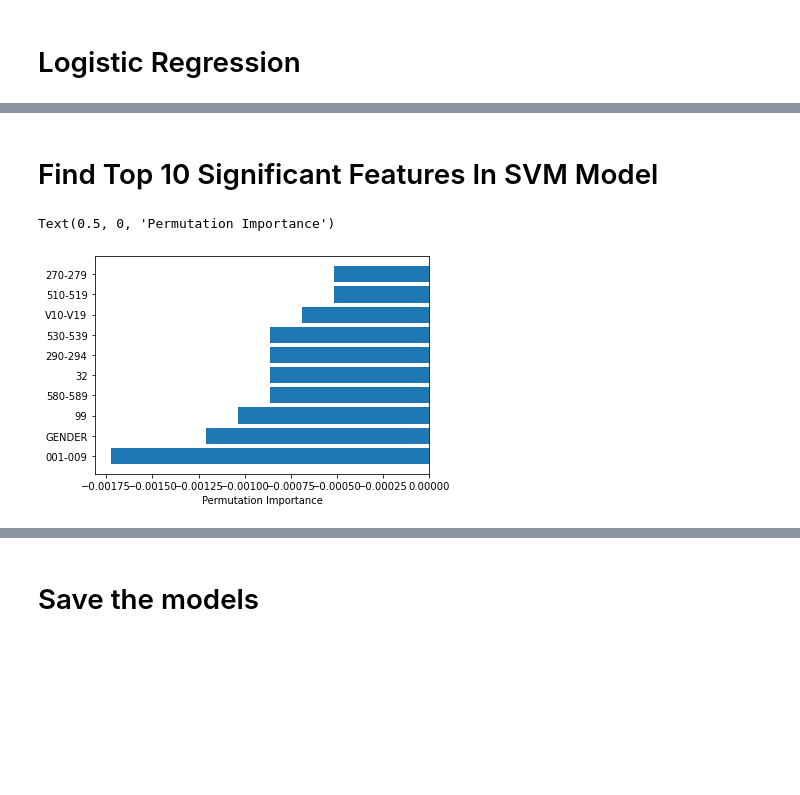
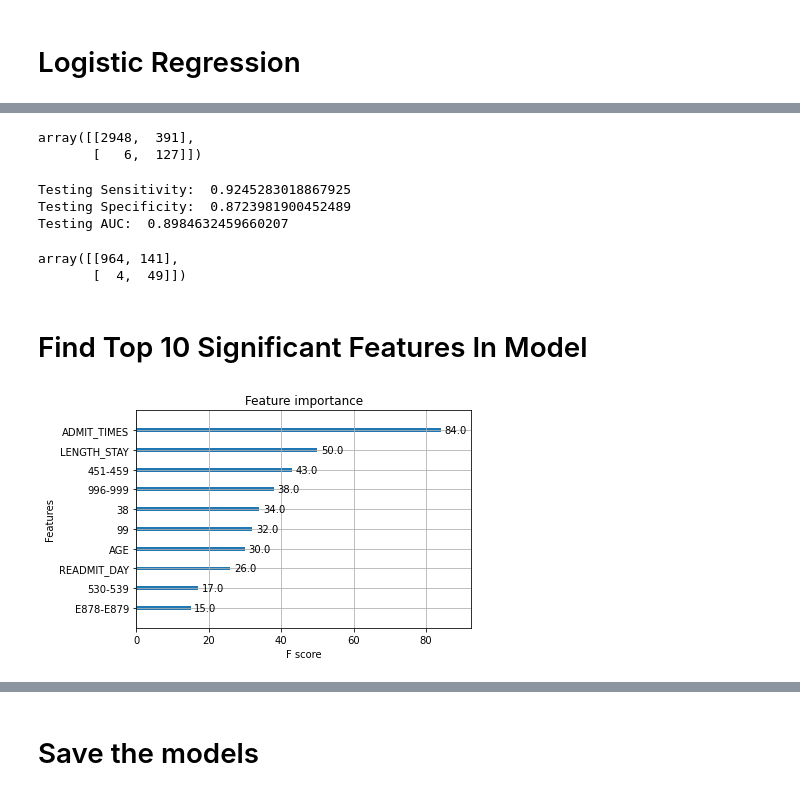
Before and after one commit to JessieZ-1204/MIMIC-III-VTE---Project, a Jupyter notebook: Model Trainning&Testing.ipynb, the cells around one changed output, grey strips where cells are left out. Saved outputs shown, nothing was run; the diff lists cells and outputs as text; code cells hidden in the pictures; blank space fills up the shorter version.

```diff
--- a/Model Trainning&Testing.ipynb
+++ b/Model Trainning&Testing.ipynb
@@ -223,0 +430,9 @@ metrics.accuracy_score(Y_test, y_test_pred)
+# %%
+xgb_para2 = {'gamma': [0.1, 0.2, 0.3, 0.4, 0.5]}
+
+xgb2 = XGBClassifier(learning_rate = 0.1, n_estimators = 200, max_depth = 3,
+                     min_child_weight = 6, subsample = 0.8, colsample_bytree = 0.8,
+                    random_state=1, objective= 'binary:logistic', use_label_encoder =False, scale_pos_weight = 25)
+gsc_xgb2 = GridSearchCV(xgb2, xgb_para2, scoring='roc_auc', n_jobs=-1, cv=5)
+# %%
+gsc_xgb2.fit(X_train, Y_train, eval_metric='rmse')
@@ -223,0 +464,9 @@ metrics.accuracy_score(Y_test, y_test_pred)
+# %%
+# Train the model with best parameters and predict
+xgb_best = XGBClassifier(learning_rate = 0.003, n_estimators = 100, max_depth = 3,
+                     min_child_weight = 30, subsample = 0.5, colsample_bytree = 0.5,
+                    random_state=1, objective= 'binary:logistic', use_label_encoder =False, gamma = 0.1,
+                         scale_pos_weight = 20)
+# %%
+xgb_best.fit(X_train, Y_train, eval_metric='rmse')
+y_train_pred_xgb = xgb_best.predict(X_train)
@@ -224,3 +489,32 @@ metrics.accuracy_score(Y_test, y_test_pred)
+# %%
+# output confusion matrix
+metrics.confusion_matrix(Y_train, y_train_pred_xgb)
+# %% [output]
+array([[2948,  391],
+       [   6,  127]])
+# %%
+# Test model and output sensitivity and specificity
+y_test_pred_xgb = xgb_best.predict(X_test)
+
+tn44, fp44, fn44, tp44 = metrics.confusion_matrix(Y_test, y_test_pred_xgb).ravel()
+sensitivity_xgb44 = tp44/(tp44+fn44)
+specificity_xgb44 = tn44/(fp44+tn44)
+print('Testing Sensitivity: ', sensitivity_xgb44)
+print('Testing Specificity: ', specificity_xgb44)
+
+# Output the auc score for test set
+fpr44, tpr44, thresholds44 = metrics.roc_curve(Y_test, y_test_pred_xgb)
+auc_score44 = metrics.auc(fpr44, tpr44)
+print('Testing AUC: ', auc_score44)
+# %% [output]
+Testing Sensitivity:  0.9245283018867925
+Testing Specificity:  0.8723981900452489
+Testing AUC:  0.8984632459660207
+# %%
+confusion_matrix(Y_test, y_test_pred_xgb)
+# %% [output]
+array([[964, 141],
+       [  4,  49]])
 # %% [markdown]
-# Find Top 10 Significant Features In SVM Model
+# Find Top 10 Significant Features In Model
 # %%
@@ -228,7 +522,5 @@ from sklearn.inspection import permutation_importance
 # %%
-perm_importance = permutation_importance(svm_model, X_test, Y_test)
-
-feature_names = list(X_train.columns)
-features = np.array(feature_names)
-
-sorted_idx = perm_importance.importances_mean.argsort()
+plot_importance(xgb_best, max_num_features=10)
+plt.show()
+# %% [output]
+[figure, added]
@@ -237,7 +527 @@ index = sorted_idx[:10]
-# %%
-plt.barh(features[index], perm_importance.importances_mean[index])
-plt.xlabel("Permutation Importance")
-# %% [output]
-Text(0.5, 0, 'Permutation Importance')
-[figure, removed]
 # %%
```
Also changed, not shown: parts of 76 cells of this notebook.
